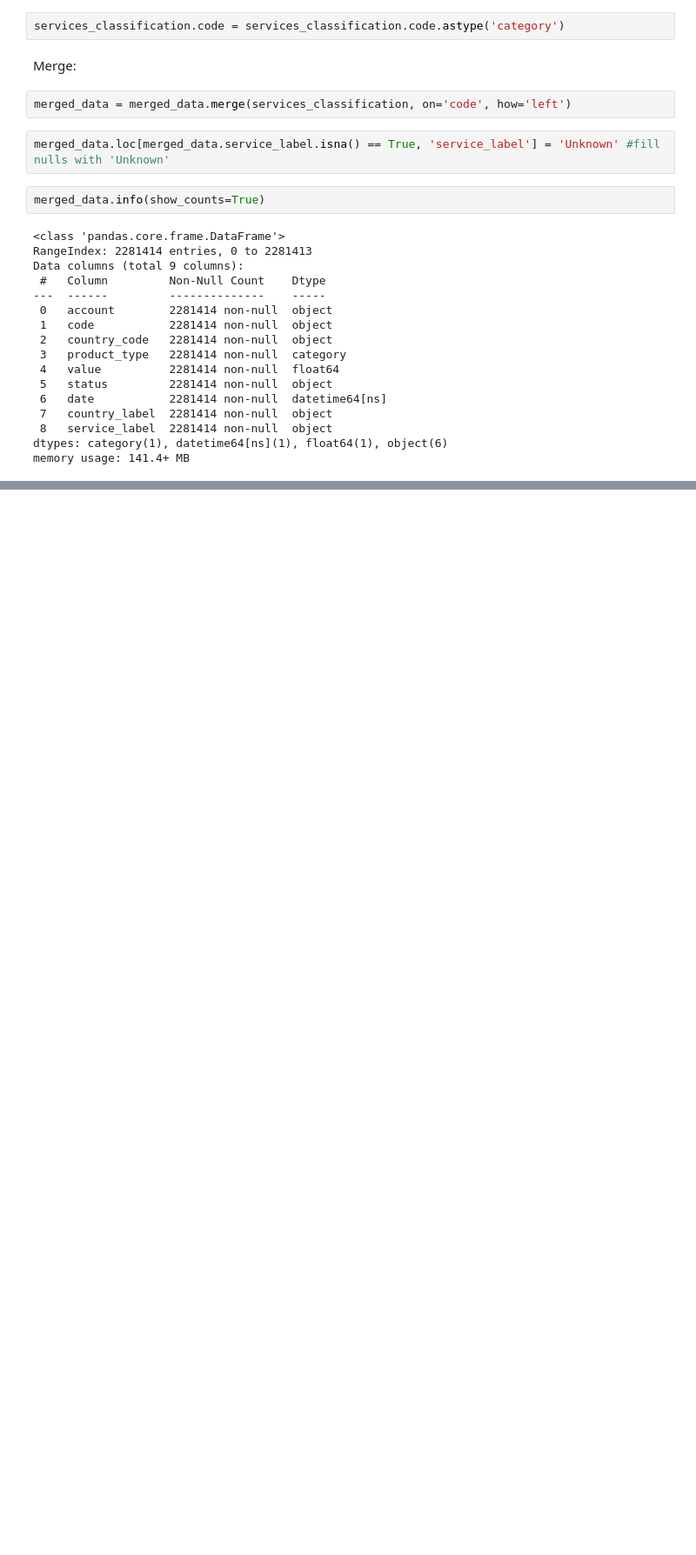
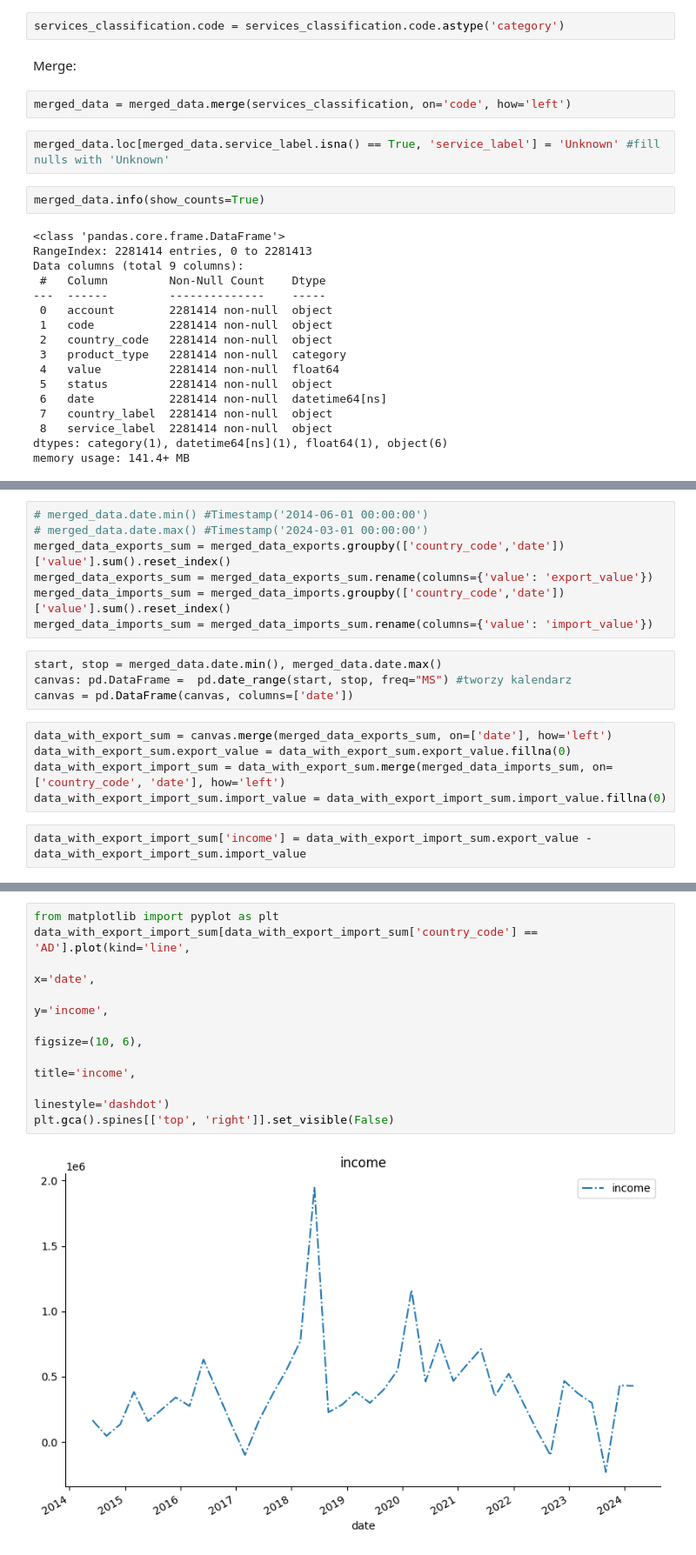
Before and after one commit to JarekMaleszyk/data-science-bootcamp, a Jupyter notebook: basics.ipynb, the cells around one changed output, grey strips where cells are left out. Shown at 87% size. Cells and saved outputs as stored; diff of their text form; blank space fills up the shorter version.

```diff
--- a/basics.ipynb
+++ b/basics.ipynb
@@ -219,0 +226,18 @@ memory usage: 141.4+ MB
+# %%
+# merged_data.date.min() #Timestamp('2014-06-01 00:00:00')
+# merged_data.date.max() #Timestamp('2024-03-01 00:00:00')
+merged_data_exports_sum = merged_data_exports.groupby(['country_code','date'])['value'].sum().reset_index()
+merged_data_exports_sum = merged_data_exports_sum.rename(columns={'value': 'export_value'})
+merged_data_imports_sum = merged_data_imports.groupby(['country_code','date'])['value'].sum().reset_index()
+merged_data_imports_sum = merged_data_imports_sum.rename(columns={'value': 'import_value'})
+# %%
+start, stop = merged_data.date.min(), merged_data.date.max()
+canvas: pd.DataFrame =  pd.date_range(start, stop, freq="MS") #tworzy kalendarz
+canvas = pd.DataFrame(canvas, columns=['date'])
+# %%
+data_with_export_sum = canvas.merge(merged_data_exports_sum, on=['date'], how='left')
+data_with_export_sum.export_value = data_with_export_sum.export_value.fillna(0)
+data_with_export_import_sum = data_with_export_sum.merge(merged_data_imports_sum, on=['country_code', 'date'], how='left')
+data_with_export_import_sum.import_value = data_with_export_import_sum.import_value.fillna(0)
+# %%
+data_with_export_import_sum['income'] = data_with_export_import_sum.export_value - data_with_export_import_sum.import_value
@@ -219,0 +264,11 @@ memory usage: 141.4+ MB
+# %%
+from matplotlib import pyplot as plt
+data_with_export_import_sum[data_with_export_import_sum['country_code'] == 'AD'].plot(kind='line',
+                                                                                      x='date',
+                                                                                      y='income',
+                                                                                      figsize=(10, 6),
+                                                                                      title='income',
+                                                                                      linestyle='dashdot')
+plt.gca().spines[['top', 'right']].set_visible(False)
+# %% [output]
+[figure, added]
```
Also changed, not shown: parts of 5 cells of this notebook.
